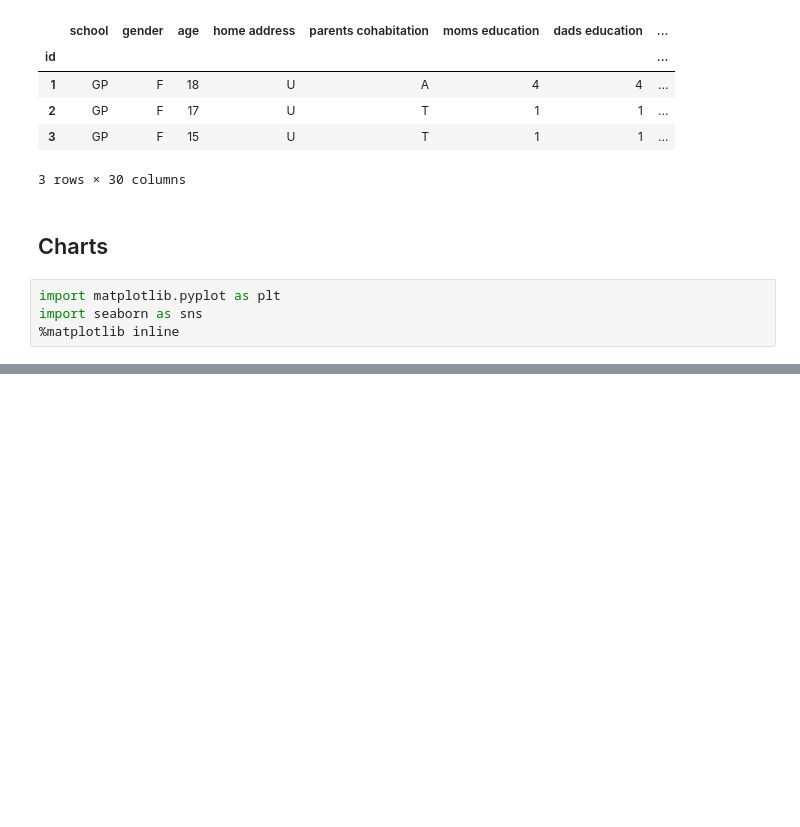
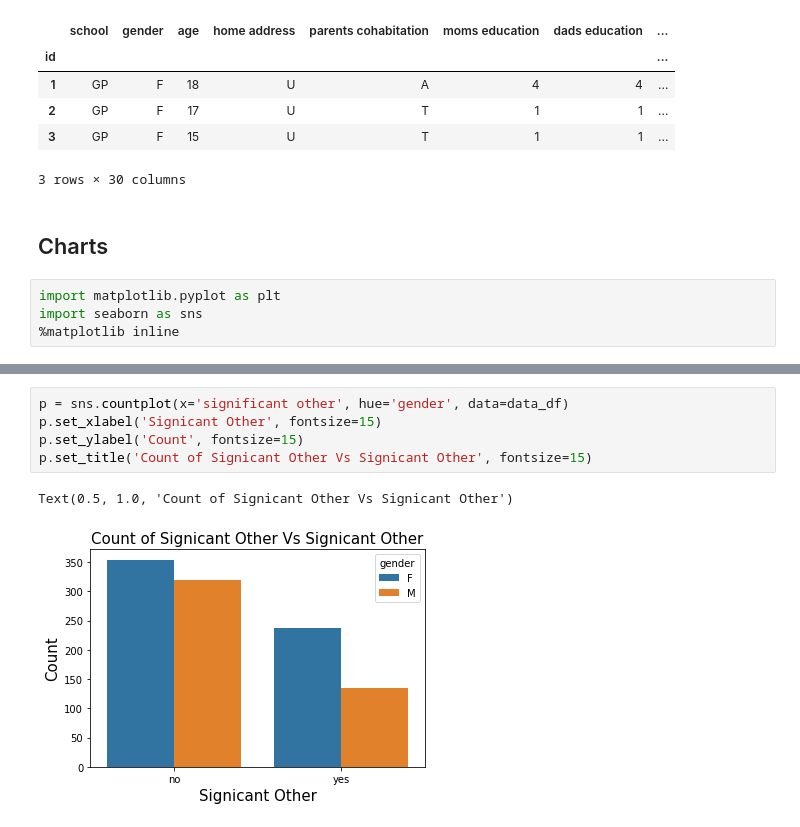
Before and after one commit to jaimiesj/health_outcomes, a Jupyter notebook: src/learn.ipynb, the cells around one changed output, grey strips where cells are left out. Saved outputs shown, nothing was run; the diff lists cells and outputs as text; blank space fills up the shorter version.

```diff
--- a/src/learn.ipynb
+++ b/src/learn.ipynb
@@ -538,0 +540,8 @@ plt.show()
+# %%
+p = sns.countplot(x='significant other', hue='gender', data=data_df)
+p.set_xlabel('Signicant Other', fontsize=15)
+p.set_ylabel('Count', fontsize=15)
+p.set_title('Count of Signicant Other Vs Signicant Other', fontsize=15)
+# %% [output]
+Text(0.5, 1.0, 'Count of Signicant Other Vs Signicant Other')
+[figure, added]
```
Also changed, not shown: parts of 11 cells of this notebook.
